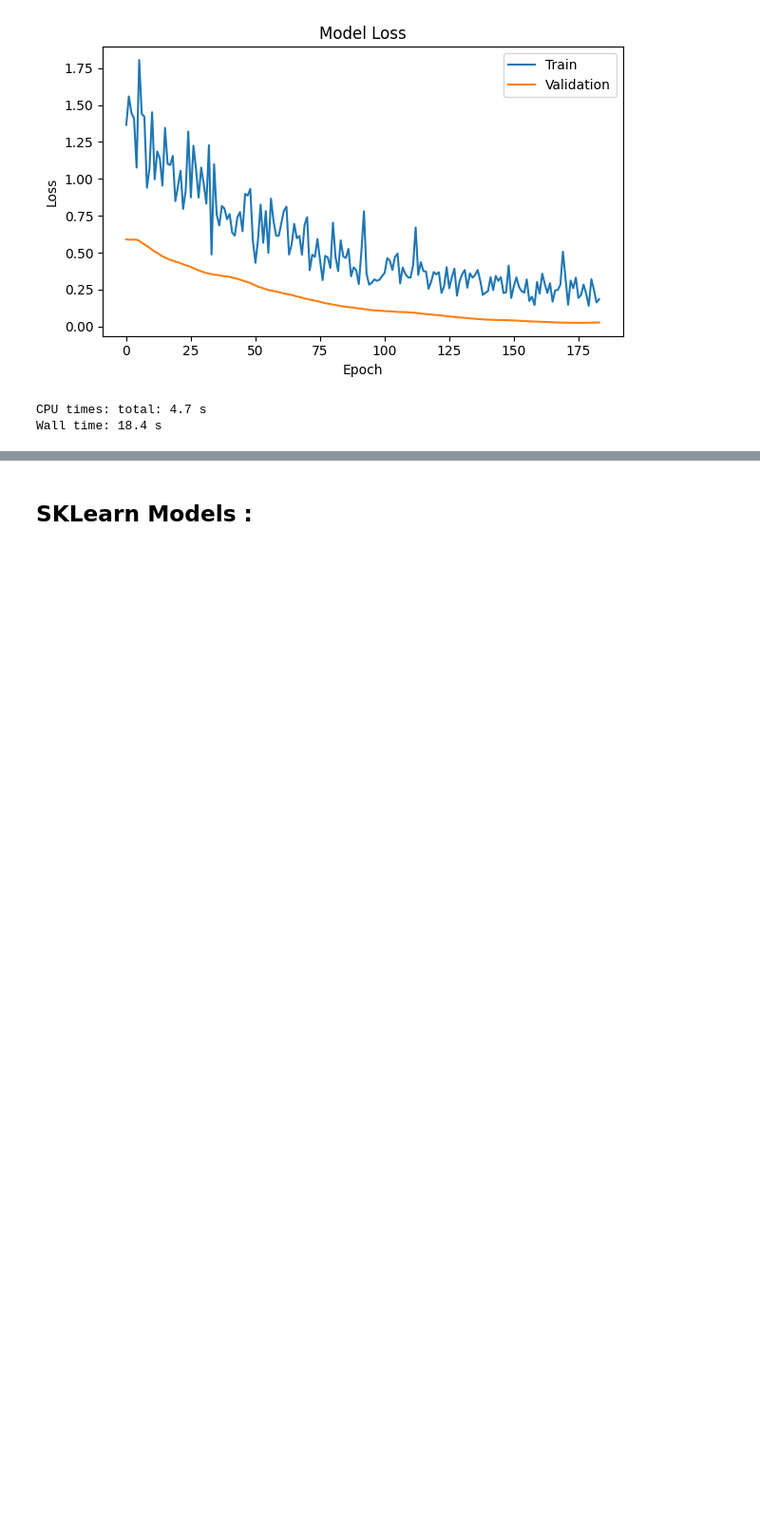
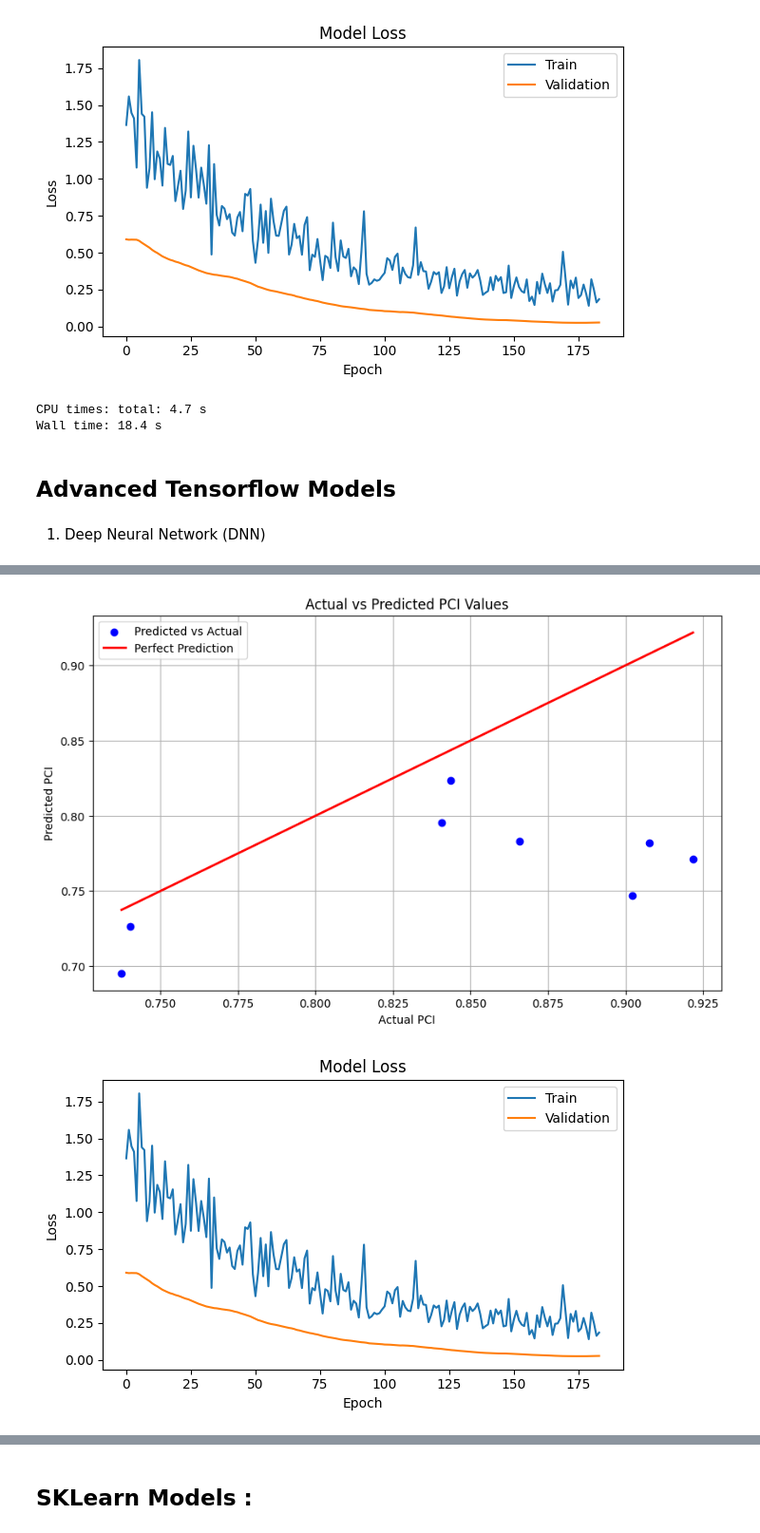
Before and after one commit to nexiouscaliver/pavement-condition-prediction, a Jupyter notebook: notebooks/trail-error.ipynb, the cells around one changed output, grey strips where cells are left out. Shown at 95% size. Cells and saved outputs as stored; diff of their text form; code cells hidden in the pictures; blank space fills up the shorter version.

Commit message:
add DNN tensorflow model to trail-error

```diff
--- a/notebooks/trail-error.ipynb
+++ b/notebooks/trail-error.ipynb
@@ -353,3 +353,75 @@ CPU times: total: 4.7 s
 Wall time: 18.4 s
 # %%
 model4.save(r'../models/trialmodels/model4.keras')
+# %% [markdown]
+## Advanced Tensorflow Models
+# %% [markdown]
+1. Deep Neural Network (DNN)
+# %%
+%%time
+from tensorflow.keras.models import Sequential
+from tensorflow.keras.layers import Dense, Dropout, BatchNormalization
+from tensorflow.keras.optimizers import Adam
+from sklearn.metrics import mean_squared_error, r2_score
+
+# Build the DNN model
+model_dnn = Sequential()
+
+# Input layer
+model_dnn.add(Dense(units=256, activation='relu', input_shape=(X_train.shape[1],)))
+model_dnn.add(BatchNormalization())
+model_dnn.add(Dropout(0.3))
+
+# Hidden layers
+model_dnn.add(Dense(units=128, activation='relu'))
+model_dnn.add(BatchNormalization())
+model_dnn.add(Dropout(0.3))
+
+model_dnn.add(Dense(units=64, activation='relu'))
+model_dnn.add(BatchNormalization())
+model_dnn.add(Dropout(0.2))
+
+model_dnn.add(Dense(units=32, activation='relu'))
+model_dnn.add(BatchNormalization())
+
+# Output layer
+model_dnn.add(Dense(units=1, activation='linear'))
+
+# Compile the model
+model_dnn.compile(optimizer=Adam(learning_rate=0.001), loss='mean_squared_error')
+
+# Train the model
+history_dnn = model_dnn.fit(X_train, y_train, epochs=200, batch_size=32, validation_split=0.2, verbose=1)
+
+# Predict on the test set
+y_pred_dnn = model_dnn.predict(X_test)
+
+# Evaluate the model
+mse_dnn = mean_squared_error(y_test, y_pred_dnn)
+r2_dnn = r2_score(y_test, y_pred_dnn)
+print(f'DNN - MSE: {mse_dnn}, R^2: {r2_dnn}')
+
+plt.figure(figsize=(10, 6))
+plt.scatter(y_test, y_pred_dnn, color='blue', label='Predicted vs Actual')
+plt.plot([y_test.min(), y_test.max()], [y_test.min(), y_test.max()], color='red', lw=2, label='Perfect Prediction')
+plt.title('Actual vs Predicted PCI Values')
+plt.xlabel('Actual PCI')
+plt.ylabel('Predicted PCI')
+plt.legend()
+plt.grid(True)
+plt.show()
+
+plt.figure(figsize=(12, 4))
+
+plt.subplot(1, 2, 1)
+plt.plot(history.history['loss'])
+plt.plot(history.history['val_loss'])
+plt.title('Model Loss')
+plt.xlabel('Epoch')
+plt.ylabel('Loss')
+plt.legend(['Train', 'Validation'], loc='upper right')
+
+
+plt.tight_layout()
+plt.show()
+# %% [output]
@@ -355,0 +445,2 @@ model4.save(r'../models/trialmodels/model4.keras')
+[figure, added]
+[figure, added]
```
Also changed, not shown: parts of 2 cells of this notebook.
